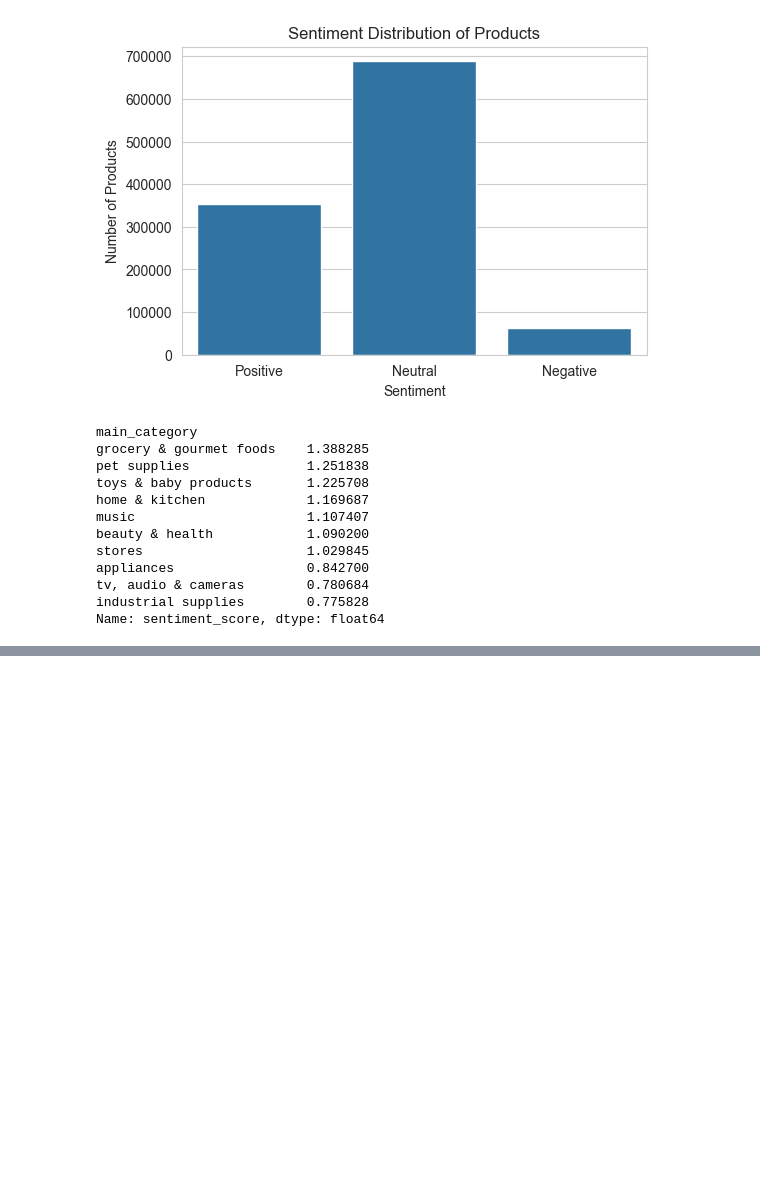
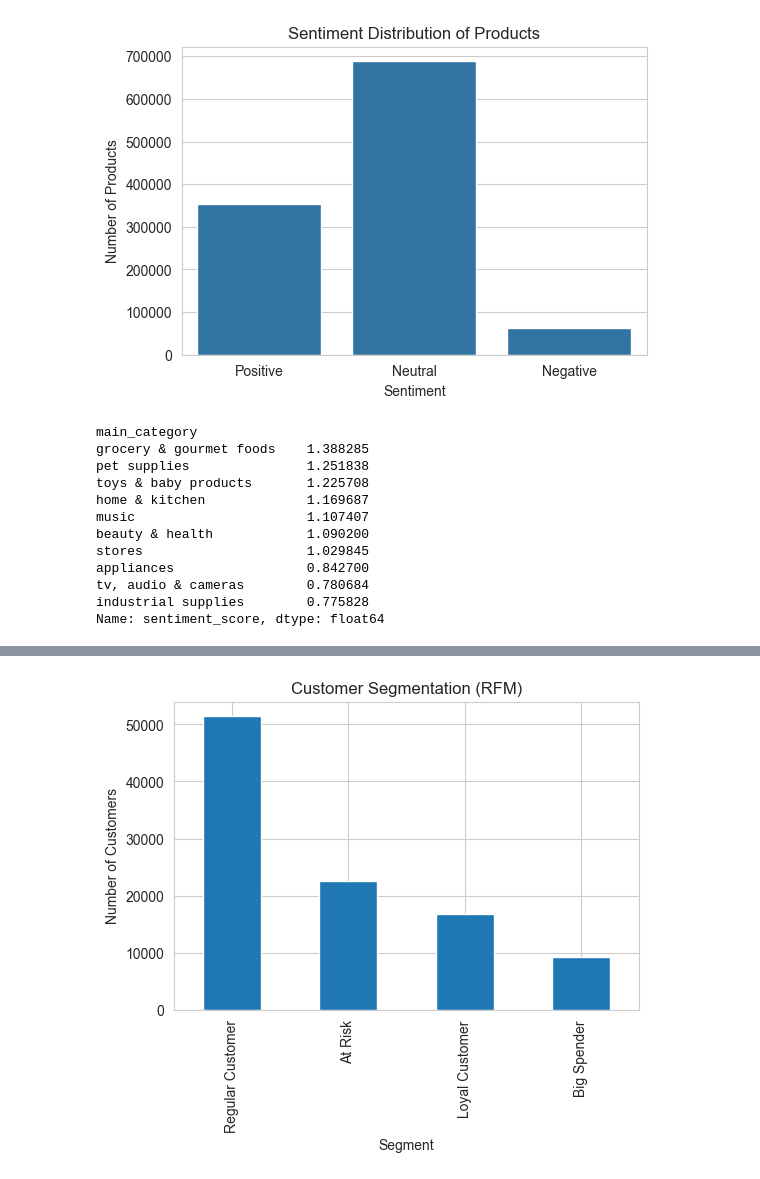
Before and after one commit to shankvarsh/amazon-recommendation-project, a Jupyter notebook: notebook/amazon_recommendation_system.ipynb, the cells around one changed output, grey strips where cells are left out. Cells and saved outputs as stored; diff of their text form; code cells hidden in the pictures; blank space fills up the shorter version.

```diff
--- a/notebook/amazon_recommendation_system.ipynb
+++ b/notebook/amazon_recommendation_system.ipynb
@@ -855,0 +919,7 @@ display(recommend_with_sentiment(test_user))
+# %%
+# Merge sentiment into transaction data
+transactions_with_sentiment = transactions_df.merge(
+    amazon_df[["product_id", "vader_sentiment"]],
+    on="product_id",
+    how="left"
+)
@@ -855,0 +947,30 @@ display(recommend_with_sentiment(test_user))
+# %%
+# Normalize sentiment to 1–5 scale
+rfm_df["sentiment_score_norm"] = pd.qcut(
+    rfm_df["avg_sentiment"],
+    5,
+    labels=[1,2,3,4,5]
+)
+
+# Emotional loyalty score
+rfm_df["emotional_loyalty_score"] = (
+    rfm_df["R_score"].astype(int) +
+    rfm_df["F_score"].astype(int) +
+    rfm_df["M_score"].astype(int) +
+    rfm_df["sentiment_score_norm"].astype(int)
+)
+# %%
+#NEW CUSTOMER SEGMENTS (ADVANCED)
+def emotional_segment(row):
+    if row["emotional_loyalty_score"] >= 17:
+        return "Emotionally Loyal"
+    elif row["monetary"] > rfm_df["monetary"].quantile(0.75) and row["avg_sentiment"] < 0:
+        return "High Value but Unhappy"
+    elif row["recency"] > 180:
+        return "Emotionally Disengaged"
+    else:
+        return "Standard Customer"
+
+rfm_df["emotional_segment"] = rfm_df.apply(emotional_segment, axis=1)
+
+rfm_df["emotional_segment"].value_counts()
@@ -855,0 +1017,10 @@ display(recommend_with_sentiment(test_user))
+# %%
+# RFM segment distribution
+plt.figure(figsize=(6,4))
+rfm_df["segment"].value_counts().plot(kind="bar")
+plt.title("Customer Segmentation (RFM)")
+plt.xlabel("Segment")
+plt.ylabel("Number of Customers")
+plt.show()
+# %% [output]
+[figure, added]
```
Also changed, not shown: parts of 17 cells of this notebook.
